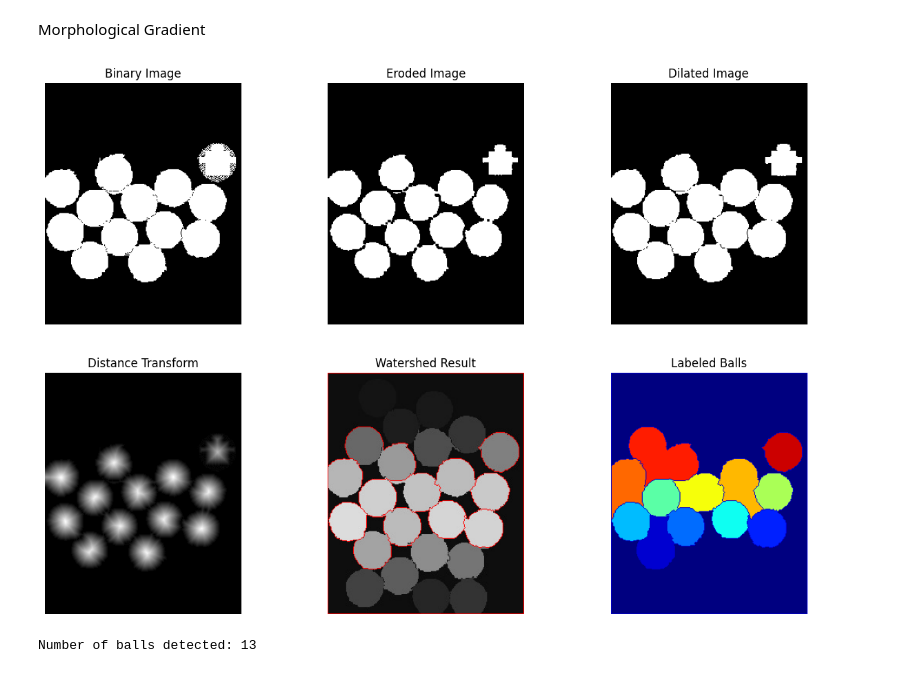
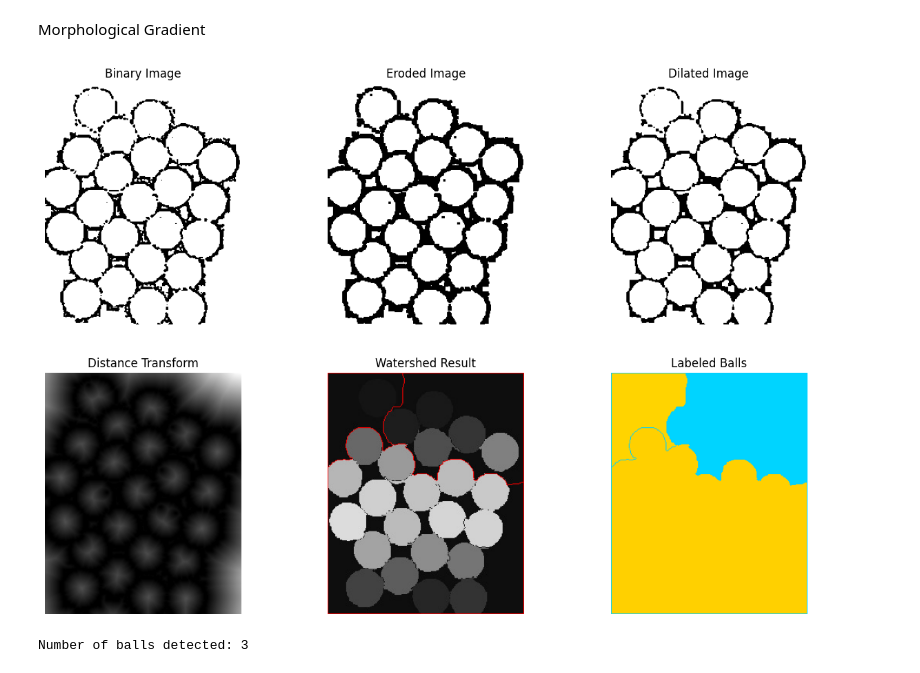
Before and after one commit to Danish-588/CV_PE2, a Jupyter notebook: Practicals/P3_/CV3.ipynb, the cells around one changed output. Drawn from its saved outputs; the diff is of its cells as text; code cells hidden in the pictures.

Commit message:
Binary Thresholding Updated

```diff
--- a/Practicals/P3_/CV3.ipynb
+++ b/Practicals/P3_/CV3.ipynb
@@ -82,21 +82,30 @@ display_images([fig2, opened_fig2, closed_fig2], ['Original Fig 2 (Fingerprint)'
 # %% [markdown]
 Morphological Gradient
 # %%
-# Step 1: Thresholding to binary image
-_, binary_fig3 = cv2.threshold(fig3, 127, 255, cv2.THRESH_BINARY)
+# Step 1: Preprocessing - Enhance contrast (optional, but can help with thresholding)
+fig3_eq = cv2.equalizeHist(fig3)  # Equalize the histogram for better contrast
 
-# Step 2: Apply erosion to separate balls that are too close
+# Step 2: Apply Gaussian Blur to reduce noise (optional)
+fig3_blurred = cv2.GaussianBlur(fig3_eq, (5, 5), 0)
+
+# Step 3: Use Adaptive Thresholding to handle varying lighting
+binary_fig3 = cv2.adaptiveThreshold(fig3_blurred, 255, cv2.ADAPTIVE_THRESH_GAUSSIAN_C,
+                                   cv2.THRESH_BINARY, 11, 2)
+
+# Step 4: Apply erosion to separate balls that are too close
 kernel = np.ones((3, 3), np.uint8)
 eroded_fig3 = cv2.erode(binary_fig3, kernel, iterations=1)
 
-# Step 3: Apply dilation to restore the size of the balls
+# Step 5: Apply dilation to restore the size of the balls
 dilated_fig3 = cv2.dilate(eroded_fig3, kernel, iterations=1)
 
-# Step 4: Distance Transform to help separate close balls
+# Step 6: Distance Transform to help separate close balls
 dist_transform = cv2.distanceTransform(binary_fig3, cv2.DIST_L2, 5)
-_, dist_transform_thresh = cv2.threshold(dist_transform, 0.7 * dist_transform.max(), 255, 0)
 
-# Step 5: Apply watershed algorithm to separate connected objects
+# Adjusting threshold to allow better separation of balls
+_, dist_transform_thresh = cv2.threshold(dist_transform, 0.5 * dist_transform.max(), 255, 0)
+
+# Step 7: Apply watershed algorithm to separate connected objects
 # Find sure background area
 sure_bg = cv2.dilate(binary_fig3, kernel, iterations=3)
 
@@ -124,40 +133,40 @@ except cv2.error as e:
 # Mark boundaries with red on the original image
 fig3_bgr[markers == -1] = [255, 0, 0]
 
-# Step 6: Count the number of distinct balls
+# Step 8: Count the number of distinct balls
 # Exclude background marker (label 0)
 unique_markers = np.unique(markers)
 num_balls = len(unique_markers) - 1  # Subtract 1 to exclude the background
 
-# Step 7: Visualize the output
+# Step 9: Visualize the output
 # Create a color map for labeled balls
 colored_markers = np.uint8(markers * (255 / num_balls))
 output_image = cv2.applyColorMap(colored_markers, cv2.COLORMAP_JET)
 
 # Display all images
 def display_images(images, titles):
     plt.figure(figsize=(15, 10))
     num_images = len(images)
     rows = (num_images // 3) + (num_images % 3 != 0)  # Dynamic rows calculation
     cols = 3  # 3 columns per row
     for i in range(num_images):
         plt.subplot(rows, cols, i + 1)
         plt.imshow(images[i], cmap='gray' if len(images[i].shape) == 2 else None)
         plt.title(titles[i])
         plt.axis('off')
     plt.show()
 
 # Display images
 display_images(
     [binary_fig3, eroded_fig3, dilated_fig3, dist_transform, fig3_bgr, output_image],
     [
         'Binary Image', 'Eroded Image', 'Dilated Image',
         'Distance Transform', 'Watershed Result', 'Labeled Balls'
     ]
 )
 
 # Print the number of balls detected
 print(f"Number of balls detected: {num_balls}")
 # %% [output]
-[figure, old version]
+[figure, new version]
-Number of balls detected: 13
+Number of balls detected: 3
```
